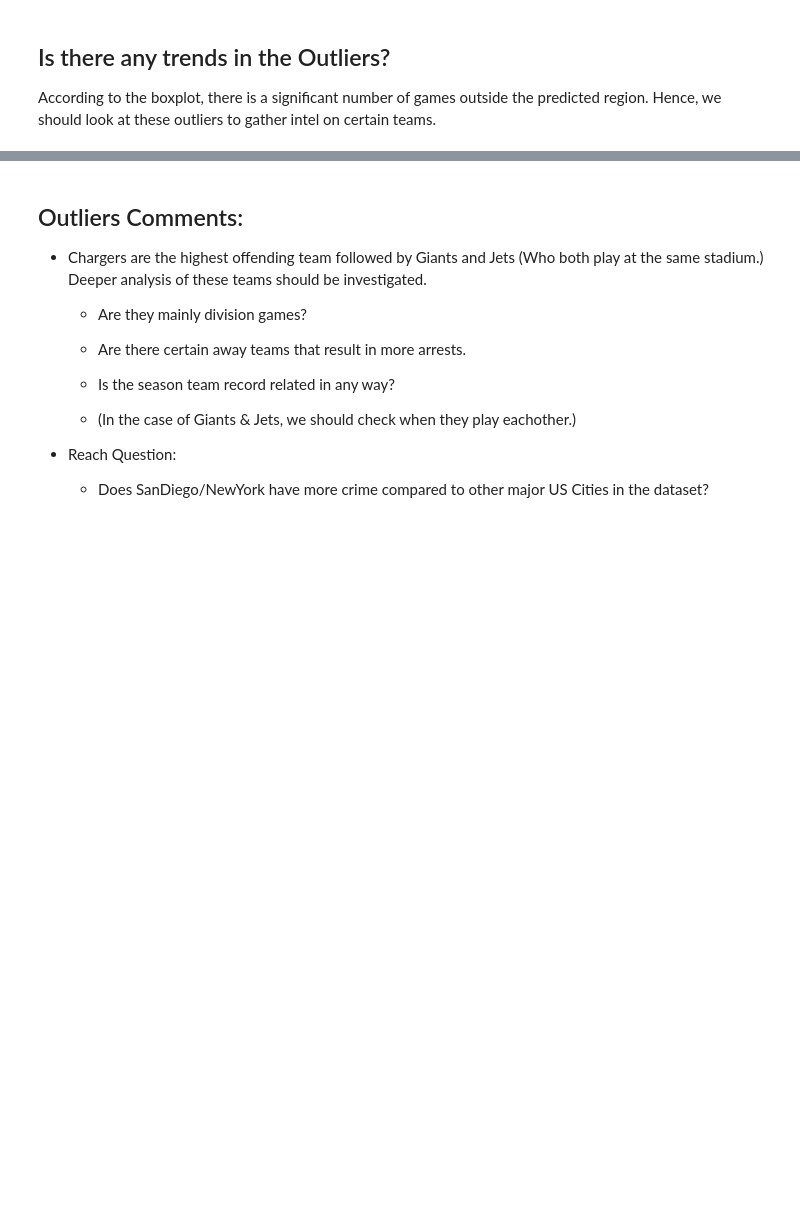
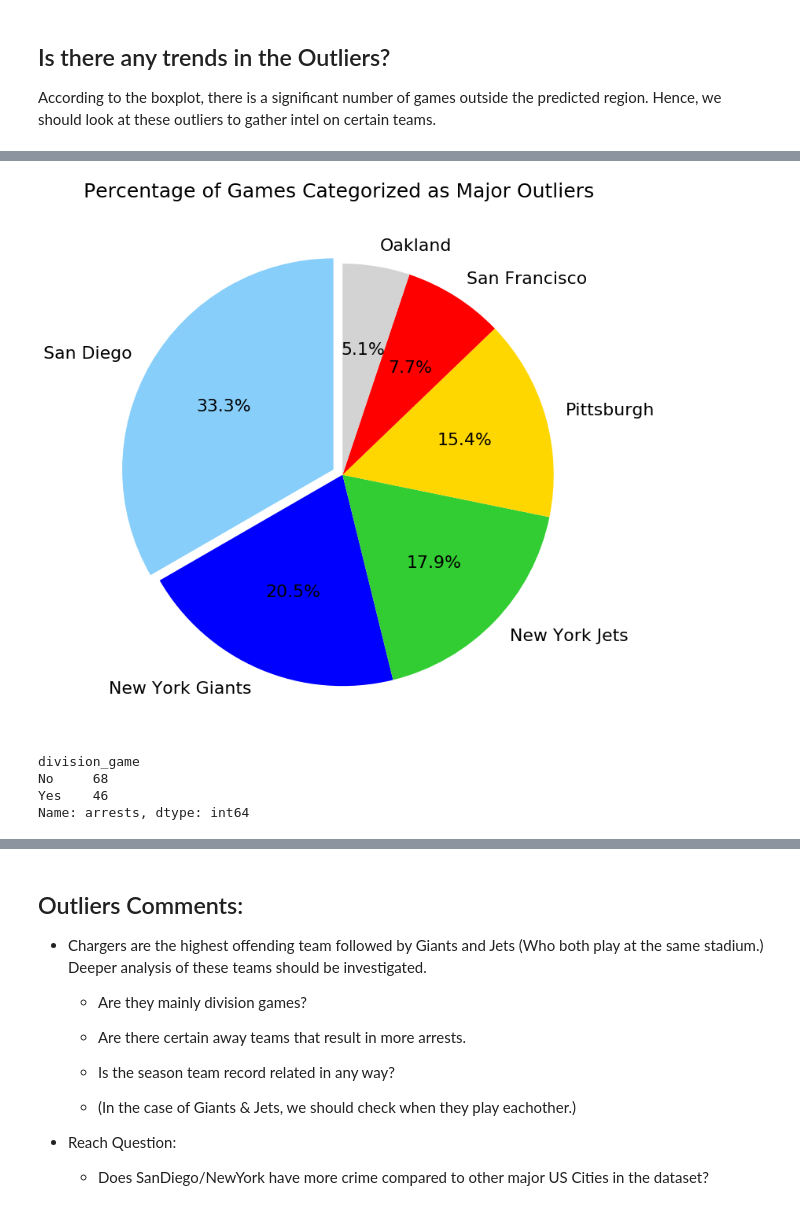
Before and after one commit to erictuscanes/Group-Project, a Jupyter notebook: Mike_NFL_Arrests_Notebook.ipynb, the cells around one changed output, grey strips where cells are left out. Cells and saved outputs as stored; diff of their text form; code cells hidden in the pictures; blank space fills up the shorter version.

```diff
--- a/NFL Arrests Notebook.ipynb
+++ b/Mike_NFL_Arrests_Notebook.ipynb
@@ -361,0 +360,45 @@ plt.show()
+# %%
+
+byHome_majoroutliers = MajorOutliers.groupby('home_team')
+
+# Sort the group by number of occurances
+home_count_major = byHome_majoroutliers['arrests'].count()
+home_count_major.sort_values(ascending=False, inplace=True)
+
+# Define explodes and colors in pie chart
+explode = (0.05, 0, 0, 0, 0, 0)
+colors = ['lightskyblue', 'blue', 'limegreen', 'gold', 'red', 'lightgray']
+
+# plot chart
+fig, ax = plt.subplots(figsize=(10,10))
+
+home_count_major.plot(kind='pie', colors=colors, ax=ax, explode=explode,
+                autopct='%1.1f%%', startangle=90, shadow=False, legend=False, fontsize=22)
+
+
+
+# remove default ylabel and set title
+ax.set_ylabel('')
+ax.set_title('Percentage of Games Categorized as Major Outliers', fontsize='25', pad=30)
+
+#ax.legend(loc='best', fontsize=12, fancybox=True)
+ax.axis('equal')
+
+plt.tight_layout()
+
+#plt.savefig('Outlier Games by Team.png', orientation='landscape')
+plt.show()
+# %% [output]
+[figure, added]
+# %%
+# Check out of these games are division games
+byDivision = Outliers.groupby('division_game')
+division_count = byDivision['arrests'].count()
+division_count.sort_values(ascending=False, inplace=True)
+division_count.rename(index={'n': 'No', 'y':'Yes'}, inplace=True)
+division_count
+# %% [output]
+division_game
+No     68
+Yes    46
+Name: arrests, dtype: int64
```
Also changed, not shown: parts of 9 cells of this notebook, 8 other files.
